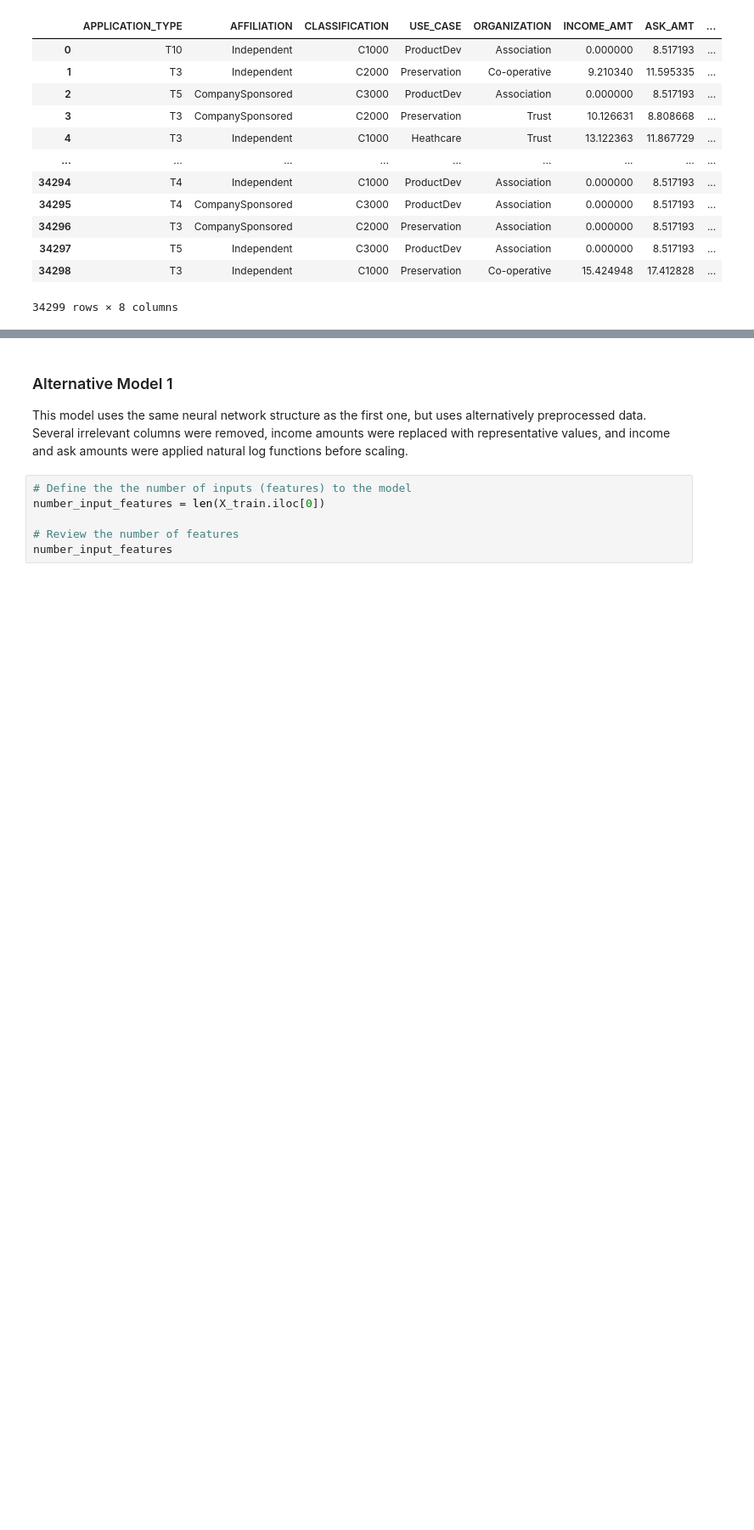
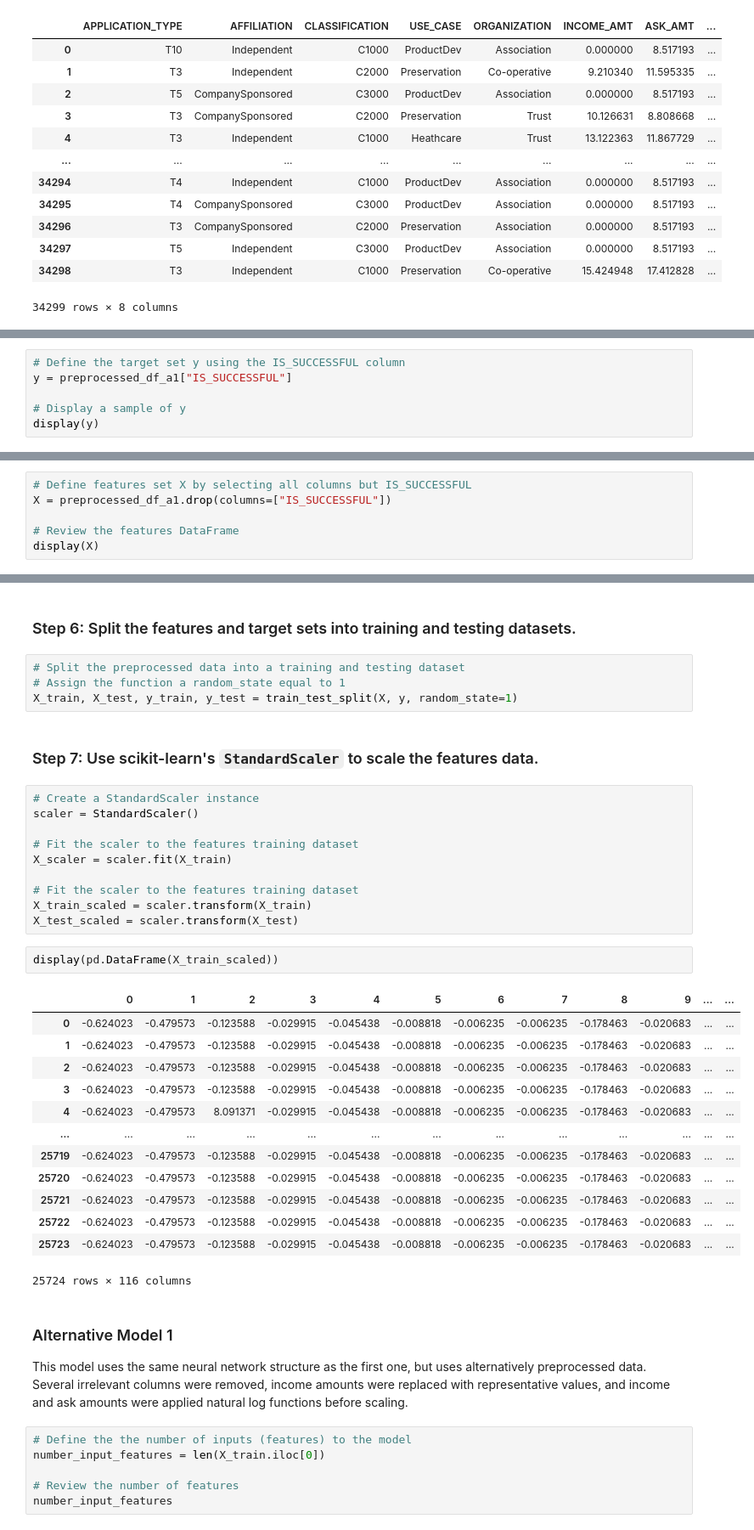
Before and after one commit to phodsman/Venture-Capital-Neural-Network-Classifier, a Jupyter notebook: venture_funding_with_deep_learning.ipynb, the cells around one changed output, grey strips where cells are left out. Shown at 85% size. Drawn from its saved outputs; the diff is of its cells as text; blank space fills up the shorter version.

Commit message:
applied the same preprocessing with onehot encoding and standardscaler to the alternative preprocessed data

```diff
--- a/venture_funding_with_deep_learning.ipynb
+++ b/venture_funding_with_deep_learning.ipynb
@@ -544,0 +613,6 @@ display(applicant_data_df_a1)
+# %%
+# Define the target set y using the IS_SUCCESSFUL column
+y = preprocessed_df_a1["IS_SUCCESSFUL"]
+
+# Display a sample of y
+display(y)
@@ -544,0 +632,6 @@ display(applicant_data_df_a1)
+# %%
+# Define features set X by selecting all columns but IS_SUCCESSFUL
+X = preprocessed_df_a1.drop(columns=["IS_SUCCESSFUL"])
+
+# Review the features DataFrame
+display(X)
@@ -545,3 +652,37 @@ display(applicant_data_df_a1)
+# %% [markdown]
+### Step 6: Split the features and target sets into training and testing datasets.
+# %%
+# Split the preprocessed data into a training and testing dataset
+# Assign the function a random_state equal to 1
+X_train, X_test, y_train, y_test = train_test_split(X, y, random_state=1)
+# %% [markdown]
+### Step 7: Use scikit-learn's `StandardScaler` to scale the features data.
+# %%
+# Create a StandardScaler instance
+scaler = StandardScaler()
+
+# Fit the scaler to the features training dataset
+X_scaler = scaler.fit(X_train)
+
+# Fit the scaler to the features training dataset
+X_train_scaled = scaler.transform(X_train)
+X_test_scaled = scaler.transform(X_test)
+# %%
+display(pd.DataFrame(X_train_scaled))
+# %% [output]
+|  | 0 | 1 | 2 | 3 | 4 | 5 | 6 | 7 | 8 | 9 | ... | ... |
+| 0 | -0.624023 | -0.479573 | -0.123588 | -0.029915 | -0.045438 | -0.008818 | -0.006235 | -0.006235 | -0.178463 | -0.020683 | ... | ... |
+| 1 | -0.624023 | -0.479573 | -0.123588 | -0.029915 | -0.045438 | -0.008818 | -0.006235 | -0.006235 | -0.178463 | -0.020683 | ... | ... |
+| 2 | -0.624023 | -0.479573 | -0.123588 | -0.029915 | -0.045438 | -0.008818 | -0.006235 | -0.006235 | -0.178463 | -0.020683 | ... | ... |
+| 3 | -0.624023 | -0.479573 | -0.123588 | -0.029915 | -0.045438 | -0.008818 | -0.006235 | -0.006235 | -0.178463 | -0.020683 | ... | ... |
+| 4 | -0.624023 | -0.479573 | 8.091371 | -0.029915 | -0.045438 | -0.008818 | -0.006235 | -0.006235 | -0.178463 | -0.020683 | ... | ... |
+| ... | ... | ... | ... | ... | ... | ... | ... | ... | ... | ... | ... | ... |
+| 25719 | -0.624023 | -0.479573 | -0.123588 | -0.029915 | -0.045438 | -0.008818 | -0.006235 | -0.006235 | -0.178463 | -0.020683 | ... | ... |
+| 25720 | -0.624023 | -0.479573 | -0.123588 | -0.029915 | -0.045438 | -0.008818 | -0.006235 | -0.006235 | -0.178463 | -0.020683 | ... | ... |
+| 25721 | -0.624023 | -0.479573 | -0.123588 | -0.029915 | -0.045438 | -0.008818 | -0.006235 | -0.006235 | -0.178463 | -0.020683 | ... | ... |
+| 25722 | -0.624023 | -0.479573 | -0.123588 | -0.029915 | -0.045438 | -0.008818 | -0.006235 | -0.006235 | -0.178463 | -0.020683 | ... | ... |
+| 25723 | -0.624023 | -0.479573 | -0.123588 | -0.029915 | -0.045438 | -0.008818 | -0.006235 | -0.006235 | -0.178463 | -0.020683 | ... | ... |
+25724 rows × 116 columns
 # %% [markdown]
 ### Alternative Model 1
 
```
Also changed, not shown: parts of 10 cells of this notebook.
